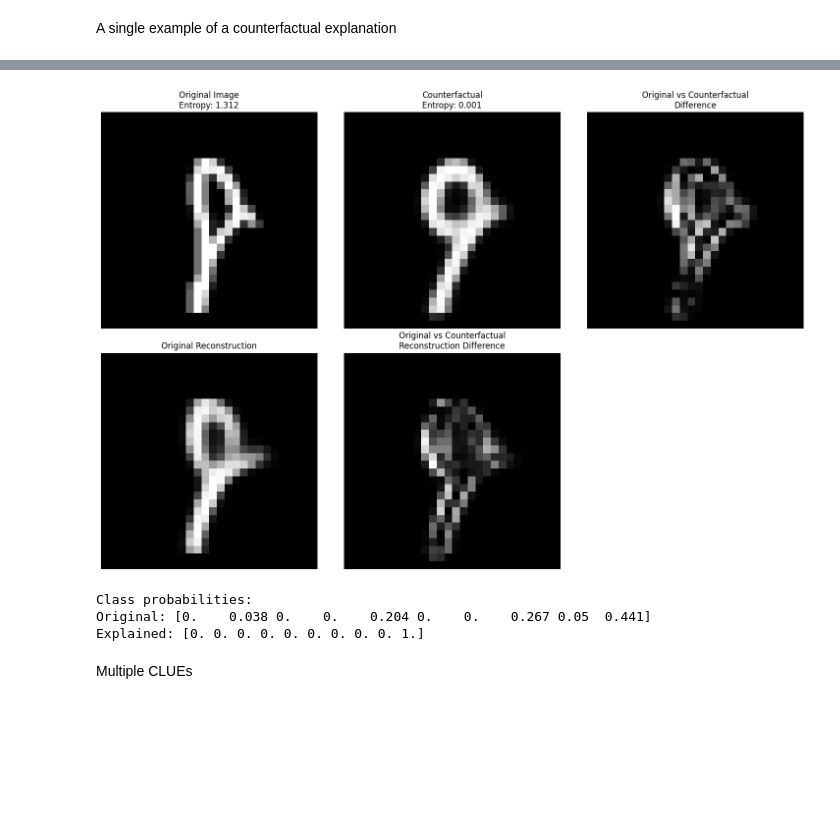
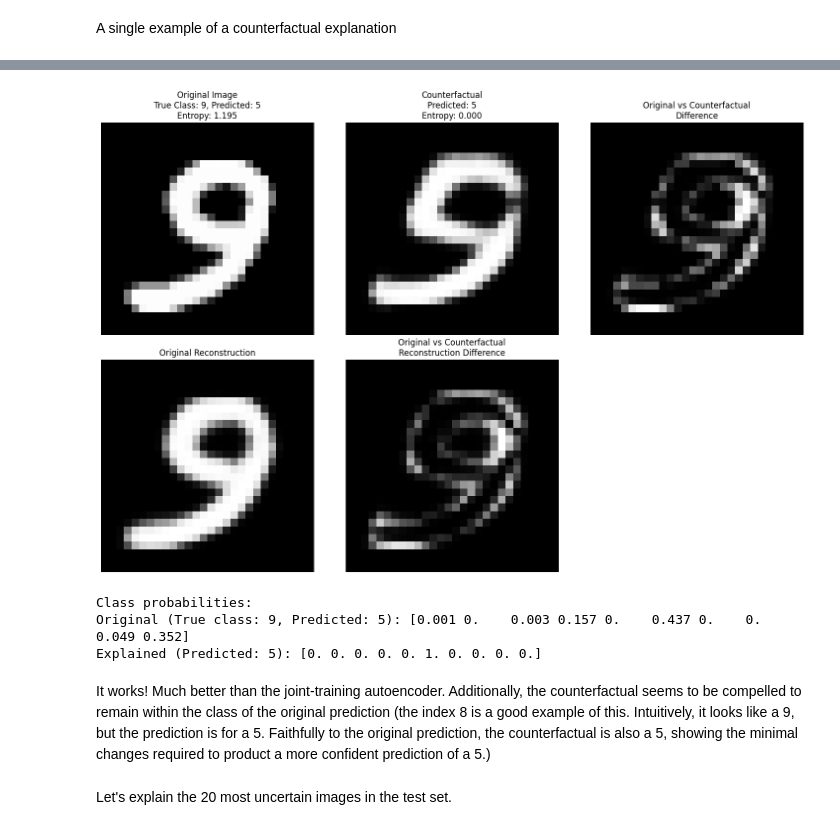
Before and after one commit to confinlay/Bayesian-CE, a Jupyter notebook: MyImplementation/testing_notebooks/test-new-clue.ipynb, the cells around one changed output, grey strips where cells are left out. Drawn from its saved outputs; the diff is of its cells as text; code cells hidden in the pictures; blank space fills up the shorter version.

```diff
--- a/MyImplementation/testing_notebooks/test-new-clue.ipynb
+++ b/MyImplementation/testing_notebooks/test-new-clue.ipynb
@@ -59,8 +66,8 @@ classifier = regene_models.Classifier(latent_dim=latent_dim, num_classes=10, dev
 decoder = regene_models.Decoder(latent_dim=latent_dim, device=device)
 
 # Load the trained models
-classifier.load_state_dict(torch.load('models/joint_classifier.pth', map_location=device))
-decoder.load_state_dict(torch.load('models/joint_decoder.pth', map_location=device))
+classifier.load_state_dict(torch.load(os.path.join(model_saves_dir, 'joint_classifier.pth'), map_location=device))
+decoder.load_state_dict(torch.load(os.path.join(model_saves_dir, 'joint_decoder.pth'), map_location=device))
 # %% [output]
 <All keys matched successfully>
 # %% [markdown]
@@ -324,21 +308,21 @@ Distance between original and explained points in t-SNE space: 0.054
 # %%
 from importlib import reload
-import MyImplementation.models.SVAE as SVAE
+import models.SVAE as SVAE
 reload(SVAE)
-from MyImplementation.models.SVAE import SVAE
+from models.SVAE import SVAE
 
 svae = SVAE(latent_dim=latent_dim, num_classes=10, device=device)
-svae.load_state_dict(torch.load('models/svae.pth', map_location=device))
+svae.load_state_dict(torch.load(os.path.join(model_saves_dir, 'svae.pth'), map_location=device))
 # %% [output]
 <All keys matched successfully>
 # %% [markdown]
 Test the model on some images
 # %%
-# Get a batch of images from the trainloader
+# Get a batch of images from the testloader
 svae.eval()
 with torch.no_grad():
     # Get one batch of images
-    images, labels = next(iter(trainloader))
+    images, labels = next(iter(testloader))
     images = images.to(device)
     labels = labels.to(device)
 
@@ -373,9 +357,9 @@ plt.show()
 Get the most uncertain images, we need a non-shuffled loader for this.
 # %%
 # Create a non-shuffled loader for uncertainty calculation
-eval_loader = torch.utils.data.DataLoader(trainset, batch_size=64, shuffle=False, num_workers=2)
+eval_loader = torch.utils.data.DataLoader(testset, batch_size=64, shuffle=False, num_workers=2)
 
-# Get uncertainty scores for all training data points
+# Get uncertainty scores for all test data points
 uncertainties = []
 indices = []
 
@@ -420,19 +404,19 @@ plt.show()
 A single example of a counterfactual explanation
 # %%
 # Get the most uncertain image and its latent representation
-most_uncertain_idx = sorted_data_indices_svae[13]
-uncertain_image, _ = trainset[most_uncertain_idx]
+most_uncertain_idx = sorted_data_indices_svae[8]
+uncertain_image, true_label = testset[most_uncertain_idx]
 uncertain_image = uncertain_image.to(device).unsqueeze(0)  # Add batch dimension
 
 # Get its latent representation
 svae.eval()
 with torch.no_grad():
-    _, _, mu, log_var = svae(uncertain_image)
-    z0 = svae.reparameterize(mu, log_var)
+    # We don't reparameterize here, we use the mean of the latent distribution. This is because this is what the classifier is trained on.
+    _, _, z0, _ = svae(uncertain_image)
 
 # Initialize CLUE
-clue = new_CLUE.SimpleCLUE(
-    model=svae,
+clue = new_CLUE.NewCLUE(
+    classifier=svae.classifier,
     z0=z0,
     uncertainty_weight=1.0,
     distance_weight=0.01,
@@ -441,7 +425,7 @@ clue = new_CLUE.SimpleCLUE(
 )
 
 # Optimize to find explanation
-z_explained = clue.optimize(steps=100)
+z_explained = clue.optimize(steps=50)
 
 # Generate reconstructions using decoder
 with torch.no_grad():
@@ -461,17 +445,21 @@ with torch.no_grad():
     original_entropy = -(original_probs * torch.log(original_probs + 1e-10)).sum()
     explained_entropy = -(explained_probs * torch.log(explained_probs + 1e-10)).sum()
 
+    # Get predicted classes
+    original_pred = torch.argmax(original_probs, dim=1).item()
+    explained_pred = torch.argmax(explained_probs, dim=1).item()
+
 # Plot results
 plt.figure(figsize=(15, 10))
 
 plt.subplot(231)
 plt.imshow(uncertain_image[0,0].cpu(), cmap='gray')
-plt.title(f'Original Image\nEntropy: {original_entropy:.3f}')
+plt.title(f'Original Image\nTrue Class: {true_label}, Predicted: {original_pred}\nEntropy: {original_entropy:.3f}')
 plt.axis('off')
 
 plt.subplot(232)
 plt.imshow(clue_recon[0,0].cpu().detach(), cmap='gray')
-plt.title(f'Counterfactual\nEntropy: {explained_entropy:.3f}')
+plt.title(f'Counterfactual\nPredicted: {explained_pred}\nEntropy: {explained_entropy:.3f}')
 plt.axis('off')
 
 plt.subplot(233)
@@ -494,6 +482,6 @@ plt.show()
 
 # Print probabilities
 print("\nClass probabilities:")
-print("Original:", original_probs.cpu().numpy()[0].round(3))
-print("Explained:", explained_probs.cpu().numpy()[0].round(3))
+print(f"Original (True class: {true_label}, Predicted: {original_pred}):", original_probs.cpu().numpy()[0].round(3))
+print(f"Explained (Predicted: {explained_pred}):", explained_probs.cpu().numpy()[0].round(3))
 # %% [output]
@@ -517,9 +505,11 @@ Step 99: Loss: 0.0231, Entropy: 0.0008, Distance: 2.2335
-[figure, old version]
+[figure, new version]
 Class probabilities:
-Original: [0.    0.038 0.    0.    0.204 0.    0.    0.267 0.05  0.441]
-Explained: [0. 0. 0. 0. 0. 0. 0. 0. 0. 1.]
+Original (True class: 9, Predicted: 5): [0.001 0.    0.003 0.157 0.    0.437 0.    0.    0.049 0.352]
+Explained (Predicted: 5): [0. 0. 0. 0. 0. 1. 0. 0. 0. 0.]
-# %% [markdown]
-Multiple CLUEs
+# %% [markdown]
+It works! Much better than the joint-training autoencoder. Additionally, the counterfactual seems to be compelled to remain within the class of the original prediction (the index 8 is a good example of this. Intuitively, it looks like a 9, but the prediction is for a 5. Faithfully to the original prediction, the counterfactual is also a 5, showing the minimal changes required to product a more confident prediction of a 5.)
+# %% [markdown]
+Let's explain the 20 most uncertain images in the test set.
 # %%
 # Get 20 most uncertain images and generate CLUEs for each
 plt.figure(figsize=(20, 80))  # Increased height significantly to give more space per row
```
Also changed, not shown: parts of 21 cells of this notebook, 3 other files.
